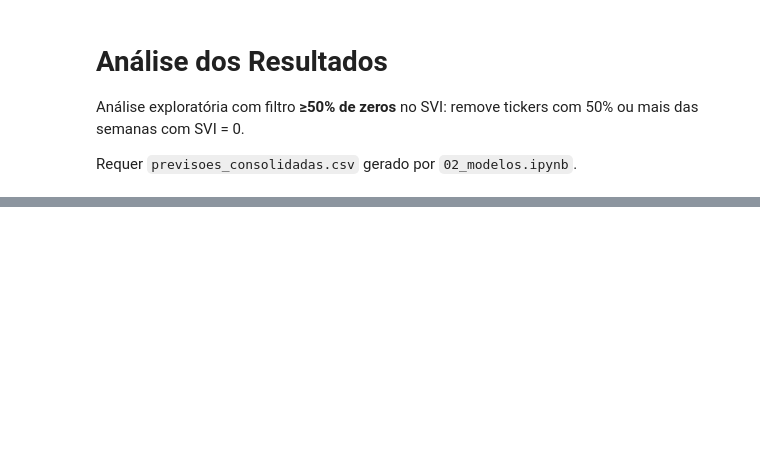
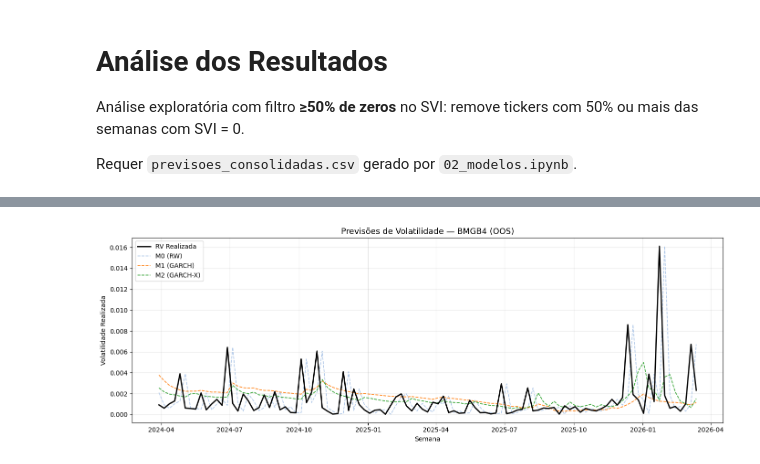
Before and after one commit to bruno-ritter/brazilain_stock_volatility_and_google_trends, a Jupyter notebook: 03_analise_resultados.ipynb, the cells around one changed output, grey strips where cells are left out. Cells and saved outputs as stored; diff of their text form; code cells hidden in the pictures; blank space fills up the shorter version.

```diff
--- a/03_analise_resultados.ipynb
+++ b/03_analise_resultados.ipynb
@@ -38,27 +57,29 @@ df_resumo_params
 # %%
 # ── Gráfico comparando as previsões ────────────────────────────────────────────────
-TICKER = "PETR4"  # altere aqui para o ticker desejado
+TICKER = "BMGB4"
 
 df_graf = (
     df_previsoes
     .query("ticker_b3 == @TICKER and split == 'out-of-sample'")
     .sort_values("semana")
 )
 
 fig, ax = plt.subplots(figsize=(14, 5))
 
 ax.plot(df_graf["semana"], df_graf["rv"],         label="RV Realizada", color="black",   linewidth=2.0, zorder=5)
 ax.plot(df_graf["semana"], df_graf["rv_pred_m0"], label="M0 (RW)",      color="#aec7e8", linewidth=1.2, linestyle="--")
 ax.plot(df_graf["semana"], df_graf["rv_pred_m1"], label="M1 (GARCH)",   color="#ff7f0e", linewidth=1.2, linestyle="--")
 ax.plot(df_graf["semana"], df_graf["rv_pred_m2"], label="M2 (GARCH-X)", color="#2ca02c", linewidth=1.2, linestyle="--")
 
 ax.set_title(f"Previsões de Volatilidade — {TICKER} (OOS)", fontsize=13)
 ax.set_xlabel("Semana")
 ax.set_ylabel("Volatilidade Realizada")
 ax.legend()
 ax.grid(True, alpha=0.3)
 plt.tight_layout()
 plt.show()
+# %% [output]
+[figure, added]
 # %%
 # ── Carrega dados ────────────────────────────────────────────────
 df_previsoes    = pd.read_csv(CAMINHO + "previsoes_consolidadas.csv", parse_dates=["semana"])
```
Also changed, not shown: parts of 1 cell of this notebook, 2 other files.
